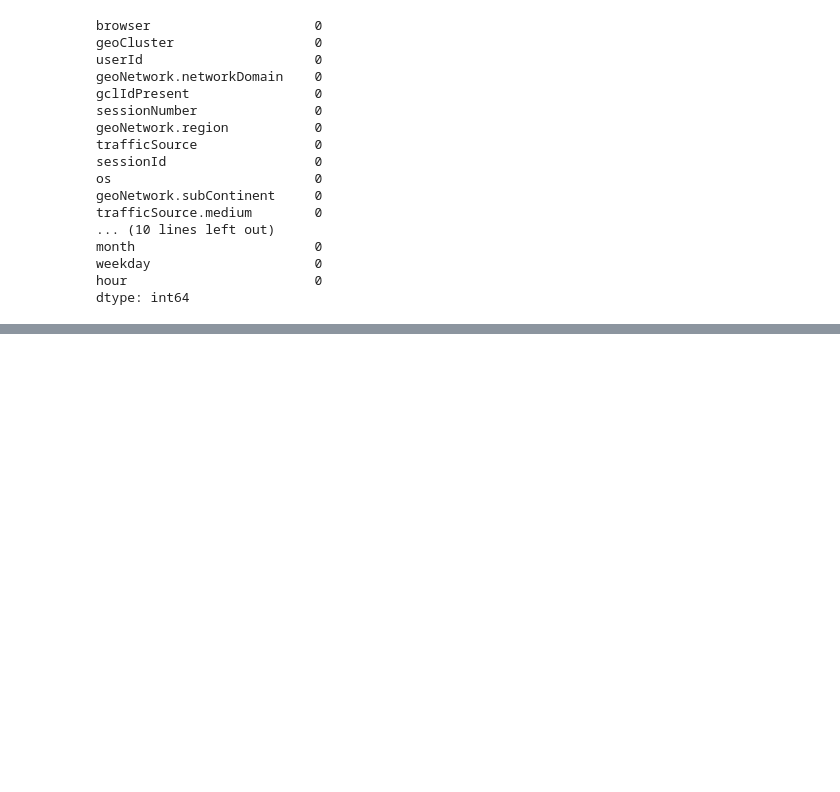
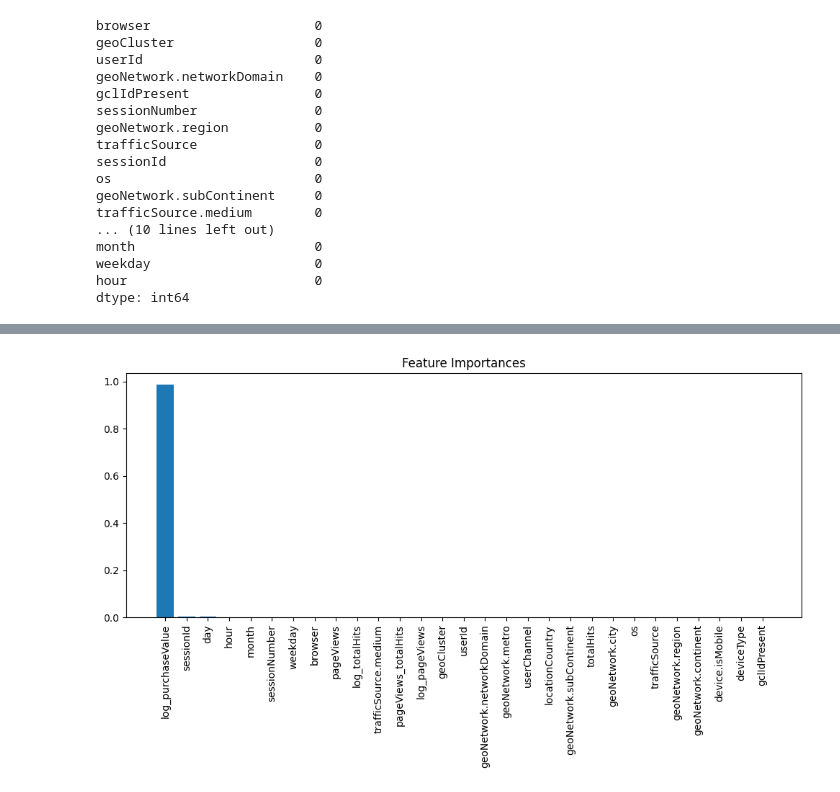
Before and after one commit to RaviSoni804426/Data-Code, a Jupyter notebook: College Project/Project.ipynb, the cells around one changed output, grey strips where cells are left out. Saved outputs shown, nothing was run; the diff lists cells and outputs as text; code cells hidden in the pictures; blank space fills up the shorter version.

Commit message:
project data code

```diff
--- a/College Project/Project.ipynb
+++ b/College Project/Project.ipynb
@@ -323,0 +543,4 @@ cleaned_df = cleaned_df.drop_duplicates()
+# %%
+cleaned_df.loc[:, "purchaseValue"] = target
+# %%
+cleaned_df = cleaned_df.dropna(subset=['purchaseValue'])
@@ -323,0 +616,27 @@ cleaned_df = cleaned_df.drop_duplicates()
+# %%
+# --- Feature Engineering & Data Improvements ---
+
+# 1. Fill missing numeric values with median
+for col in cleaned_df.select_dtypes(include=np.number).columns:
+    cleaned_df[col] = cleaned_df[col].fillna(cleaned_df[col].median())
+
+# 2. Fill missing categorical values with mode
+for col in cleaned_df.select_dtypes(include='object').columns:
+    cleaned_df[col] = cleaned_df[col].fillna(cleaned_df[col].mode()[0])
+
+# 3. Create interaction features (example: pageViews * totalHits)
+if 'pageViews' in cleaned_df.columns and 'totalHits' in cleaned_df.columns:
+    cleaned_df['pageViews_totalHits'] = cleaned_df['pageViews'] * cleaned_df['totalHits']
+
+# 4. Log-transform skewed features (example: pageViews, totalHits, purchaseValue)
+for col in ['pageViews', 'totalHits', 'purchaseValue']:
+    if col in cleaned_df.columns:
+        cleaned_df[f'log_{col}'] = np.log1p(cleaned_df[col])
+
+# 5. Standard Scaling for numeric features
+from sklearn.preprocessing import StandardScaler
+num_cols = cleaned_df.select_dtypes(include=np.number).columns
+scaler = StandardScaler()
+cleaned_df[num_cols] = scaler.fit_transform(cleaned_df[num_cols])
+
+# ...existing code...
@@ -323,0 +684,14 @@ cleaned_df = cleaned_df.drop_duplicates()
+# %%
+import matplotlib.pyplot as plt
+importances = model.feature_importances_
+indices = np.argsort(importances)[::-1]
+features = X.columns
+
+plt.figure(figsize=(10,6))
+plt.title("Feature Importances")
+plt.bar(range(len(features)), importances[indices], align="center")
+plt.xticks(range(len(features)), features[indices], rotation=90)
+plt.tight_layout()
+plt.show()
+# %% [output]
+[figure, added]
```
Also changed, not shown: parts of 25 cells of this notebook.
